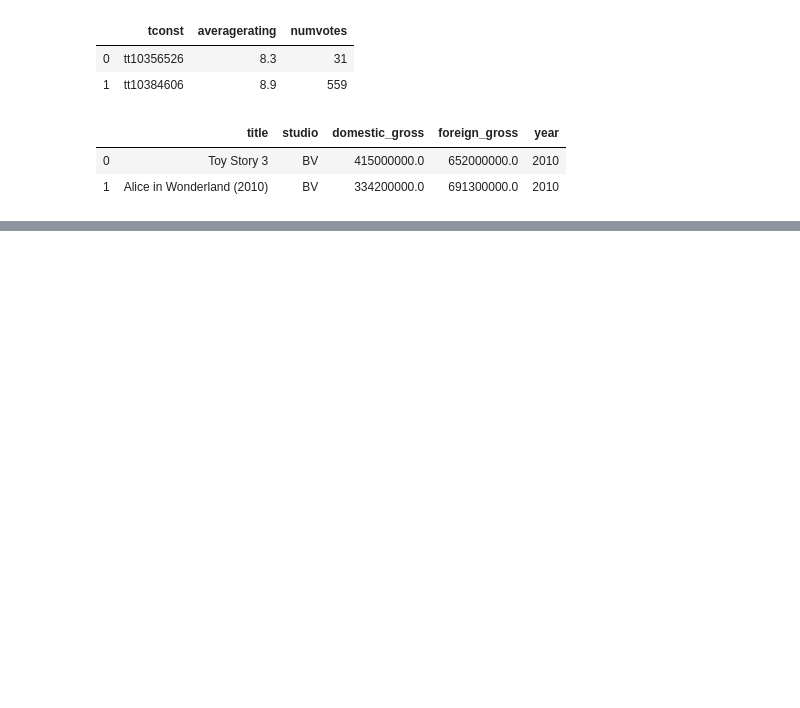
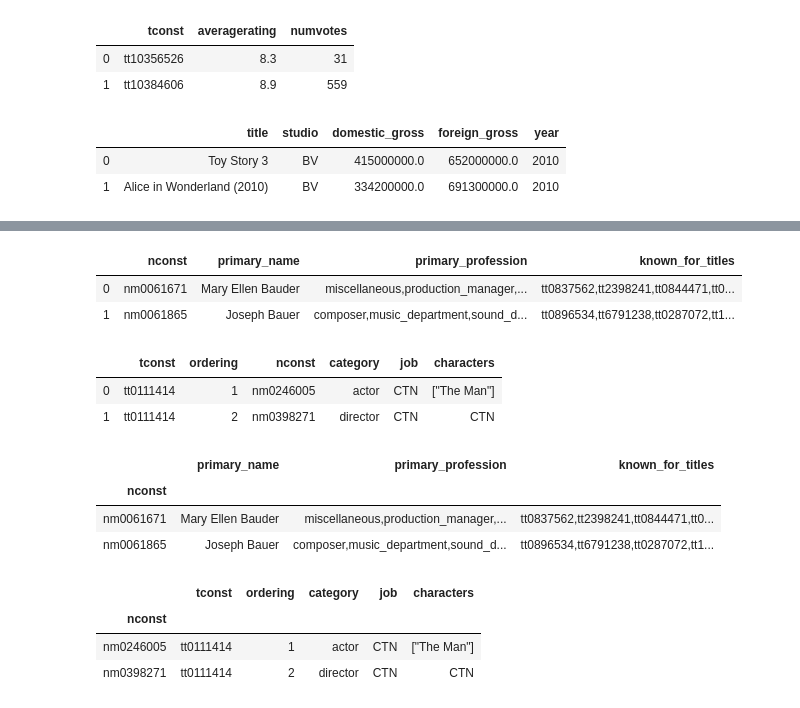
Before and after one commit to ksis1st/Project_MS_Studio, a Jupyter notebook: Project_MS_Studio.ipynb, the cells around one changed output, grey strips where cells are left out. Cells and saved outputs as stored; diff of their text form; code cells hidden in the pictures; blank space fills up the shorter version.

```diff
--- a/Project_MS_Studio.ipynb
+++ b/Project_MS_Studio.ipynb
@@ -1261,0 +1322,12 @@ new_bom.head(2)
+# %%
+new_imdb_df.head(2)
+# %% [output]
+|  | nconst | primary_name | primary_profession | known_for_titles |
+| 0 | nm0061671 | Mary Ellen Bauder | miscellaneous,production_manager,... | tt0837562,tt2398241,tt0844471,tt0... |
+| 1 | nm0061865 | Joseph Bauer | composer,music_department,sound_d... | tt0896534,tt6791238,tt0287072,tt1... |
+# %%
+new_imdb_df4.head(2)
+# %% [output]
+|  | tconst | ordering | nconst | category | job | characters |
+| 0 | tt0111414 | 1 | nm0246005 | actor | CTN | ["The Man"] |
+| 1 | tt0111414 | 2 | nm0398271 | director | CTN | CTN |
@@ -1261,0 +1336,16 @@ new_bom.head(2)
+# %%
+new_imdb_df.head(2)
+# %% [output]
+|  | primary_name | primary_profession | known_for_titles |
+| nconst |  |  |  |
+| nm0061671 | Mary Ellen Bauder | miscellaneous,production_manager,... | tt0837562,tt2398241,tt0844471,tt0... |
+| nm0061865 | Joseph Bauer | composer,music_department,sound_d... | tt0896534,tt6791238,tt0287072,tt1... |
+# %%
+new_imdb_df4 = new_imdb_df4.set_index('nconst')
+# %%
+new_imdb_df4.head(2)
+# %% [output]
+|  | tconst | ordering | category | job | characters |
+| nconst |  |  |  |  |  |
+| nm0246005 | tt0111414 | 1 | actor | CTN | ["The Man"] |
+| nm0398271 | tt0111414 | 2 | director | CTN | CTN |
```
Also changed, not shown: parts of 31 cells of this notebook.
